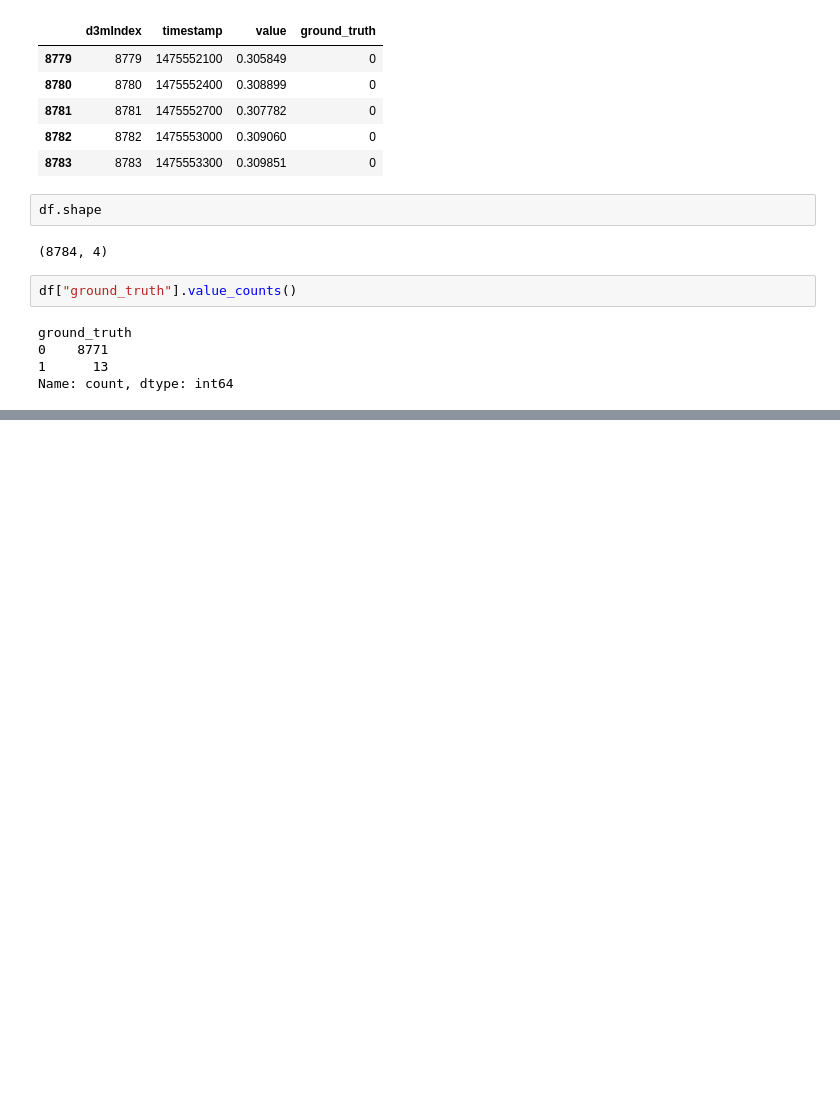
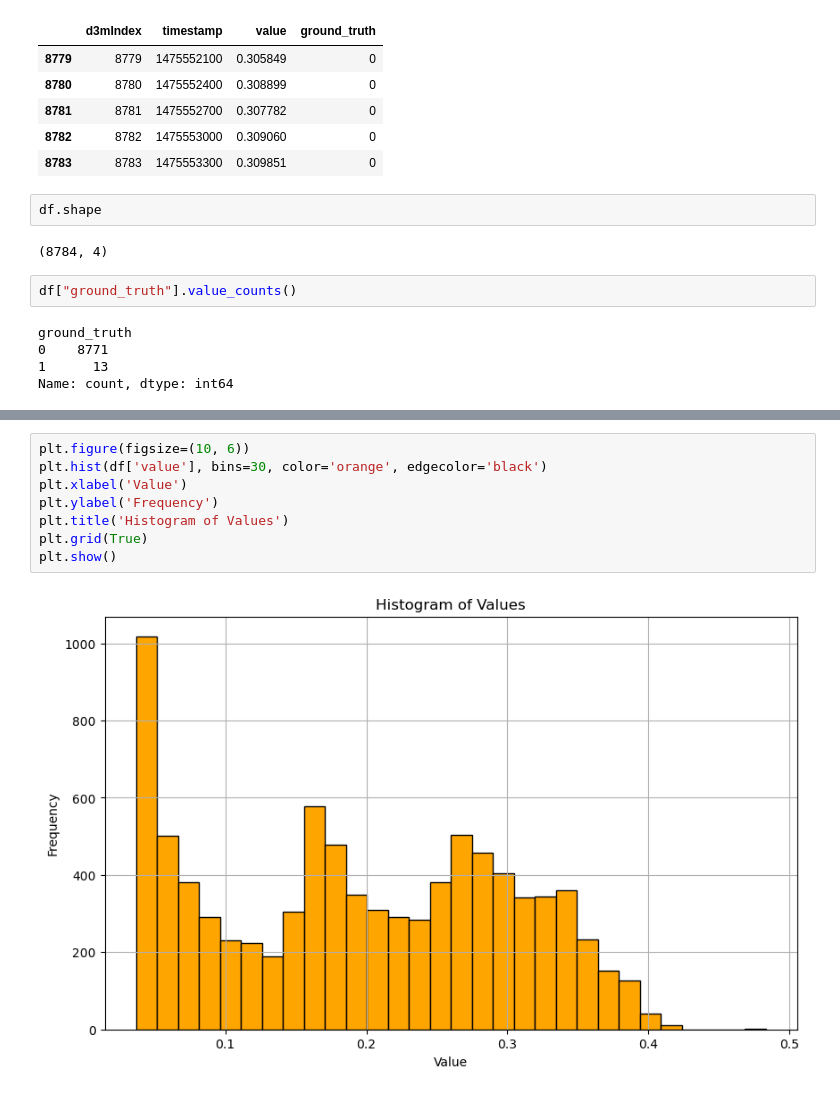
Before and after one commit to sai14karthik/Nexus-S1-Deakin-Internship, a Jupyter notebook: code.ipynb, the cells around one changed output, grey strips where cells are left out. Saved outputs shown, nothing was run; the diff lists cells and outputs as text; blank space fills up the shorter version.

```diff
--- a/code.ipynb
+++ b/code.ipynb
@@ -37,0 +83,10 @@ Name: count, dtype: int64
+# %%
+plt.figure(figsize=(10, 6))
+plt.hist(df['value'], bins=30, color='orange', edgecolor='black')
+plt.xlabel('Value')
+plt.ylabel('Frequency')
+plt.title('Histogram of Values')
+plt.grid(True)
+plt.show()
+# %% [output]
+[figure, added]
```
Also changed, not shown: parts of 12 cells of this notebook, 2 other files.
